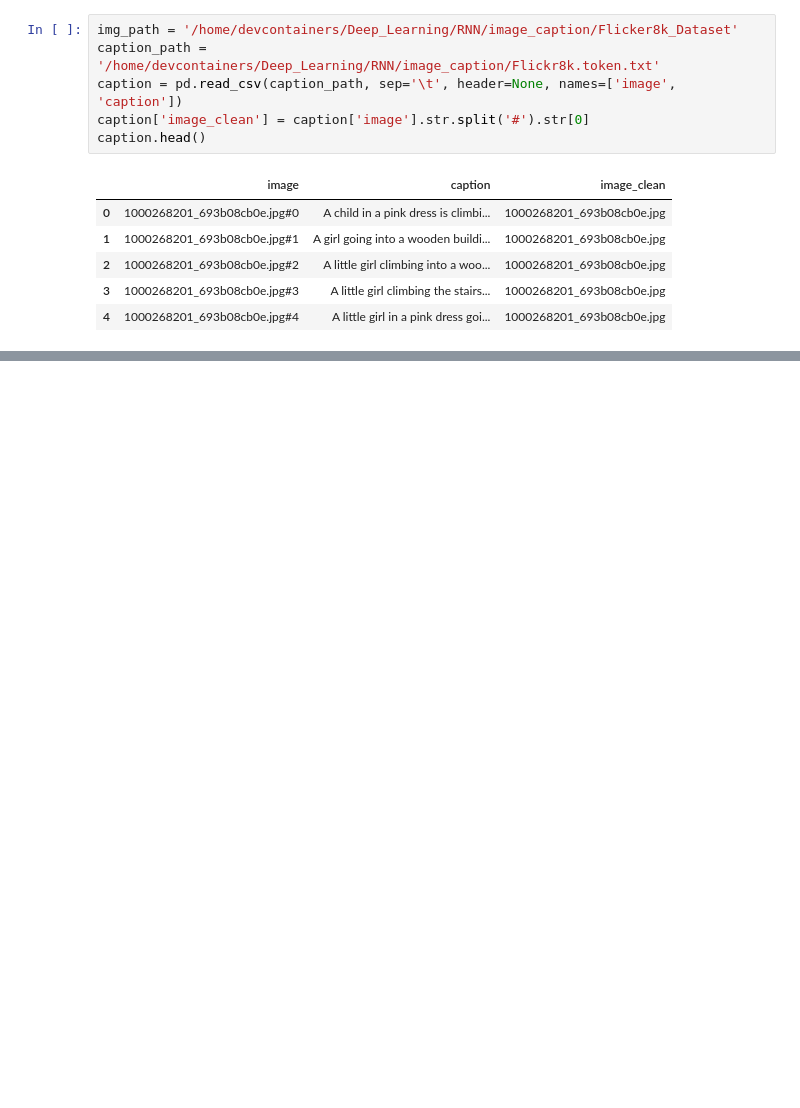
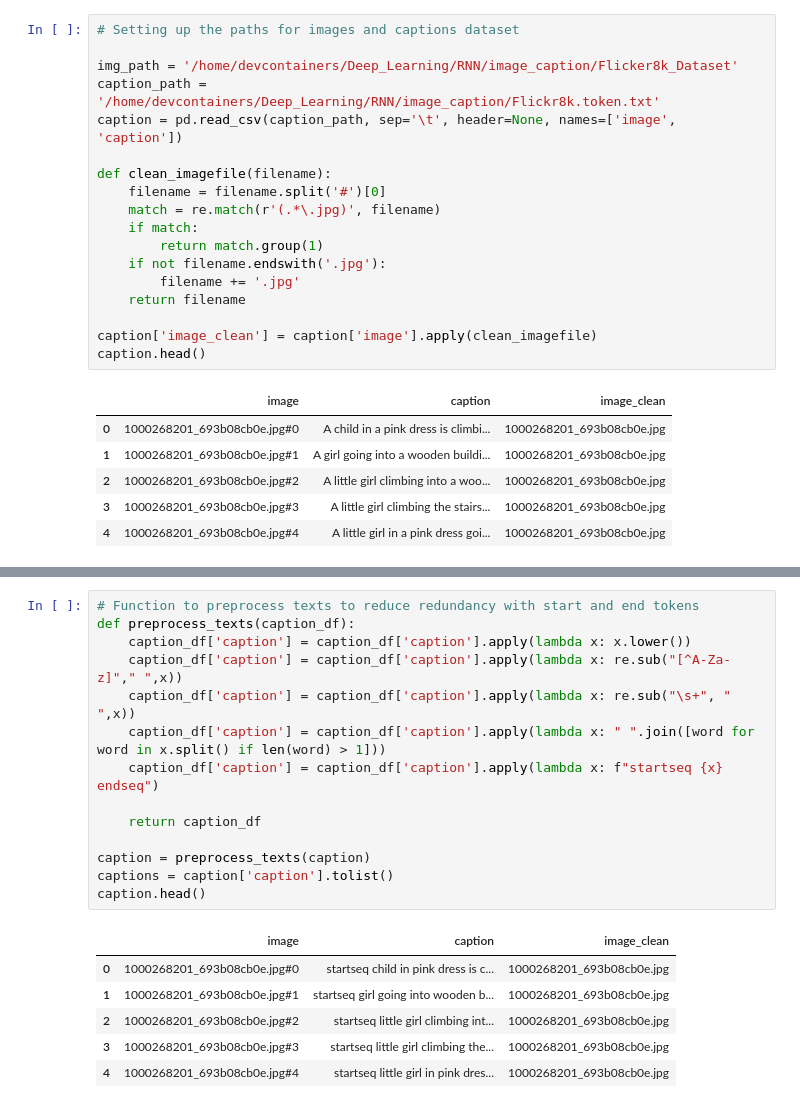
Before and after one commit to Nishchal-29/image-caption-generator, a Jupyter notebook: notebooks/caption.ipynb, the cells around one changed output, grey strips where cells are left out. Cells and saved outputs as stored; diff of their text form; blank space fills up the shorter version.

Commit message:
get image encodings

```diff
--- a/notebooks/caption.ipynb
+++ b/notebooks/caption.ipynb
@@ -16,10 +20,22 @@ from tensorflow.keras.applications import DenseNet201
 from tensorflow.keras.applications.densenet import preprocess_input
 from tensorflow.keras.callbacks import EarlyStopping, ModelCheckpoint, ReduceLROnPlateau
 # %%
+# Setting up the paths for images and captions dataset
+
 img_path = '/home/devcontainers/Deep_Learning/RNN/image_caption/Flicker8k_Dataset'
 caption_path = '/home/devcontainers/Deep_Learning/RNN/image_caption/Flickr8k.token.txt'
 caption = pd.read_csv(caption_path, sep='\t', header=None, names=['image', 'caption'])
-caption['image_clean'] = caption['image'].str.split('#').str[0]
+
+def clean_imagefile(filename):
+    filename = filename.split('#')[0]
+    match = re.match(r'(.*\.jpg)', filename)
+    if match:
+        return match.group(1)
+    if not filename.endswith('.jpg'):
+        filename += '.jpg'
+    return filename
+
+caption['image_clean'] = caption['image'].apply(clean_imagefile)
 caption.head()
 # %% [output]
 |  | image | caption | image_clean |
@@ -54,0 +73,21 @@ display_image(caption.sample(15))
+# %%
+# Function to preprocess texts to reduce redundancy with start and end tokens
+def preprocess_texts(caption_df):
+    caption_df['caption'] = caption_df['caption'].apply(lambda x: x.lower())
+    caption_df['caption'] = caption_df['caption'].apply(lambda x: re.sub("[^A-Za-z]"," ",x))
+    caption_df['caption'] = caption_df['caption'].apply(lambda x: re.sub("\s+", " ",x))
+    caption_df['caption'] = caption_df['caption'].apply(lambda x: " ".join([word for word in x.split() if len(word) > 1]))
+    caption_df['caption'] = caption_df['caption'].apply(lambda x: f"startseq {x} endseq")
+
+    return caption_df
+
+caption = preprocess_texts(caption)
+captions = caption['caption'].tolist()
+caption.head()
+# %% [output]
+|  | image | caption | image_clean |
+| 0 | 1000268201_693b08cb0e.jpg#0 | startseq child in pink dress is c... | 1000268201_693b08cb0e.jpg |
+| 1 | 1000268201_693b08cb0e.jpg#1 | startseq girl going into wooden b... | 1000268201_693b08cb0e.jpg |
+| 2 | 1000268201_693b08cb0e.jpg#2 | startseq little girl climbing int... | 1000268201_693b08cb0e.jpg |
+| 3 | 1000268201_693b08cb0e.jpg#3 | startseq little girl climbing the... | 1000268201_693b08cb0e.jpg |
+| 4 | 1000268201_693b08cb0e.jpg#4 | startseq little girl in pink dres... | 1000268201_693b08cb0e.jpg |
```
Also changed, not shown: parts of 5 cells of this notebook.
